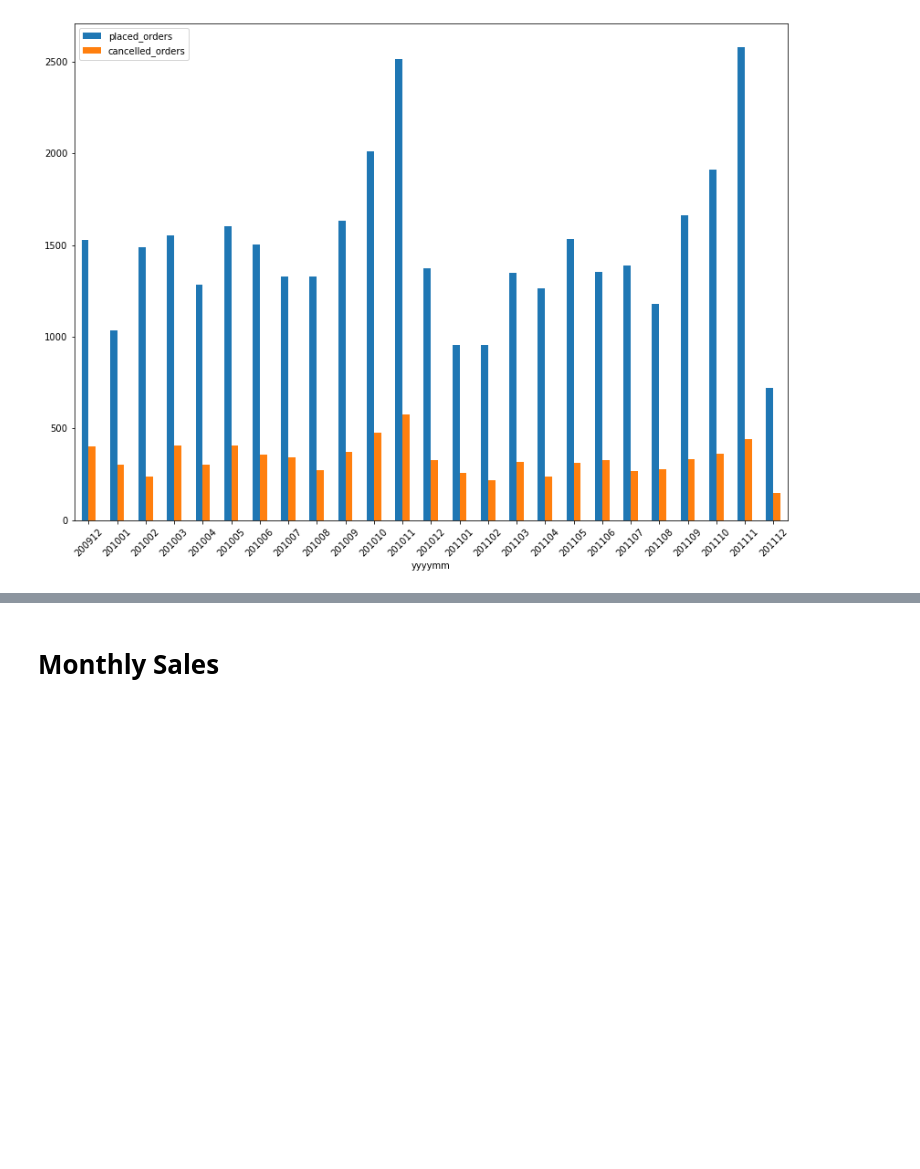
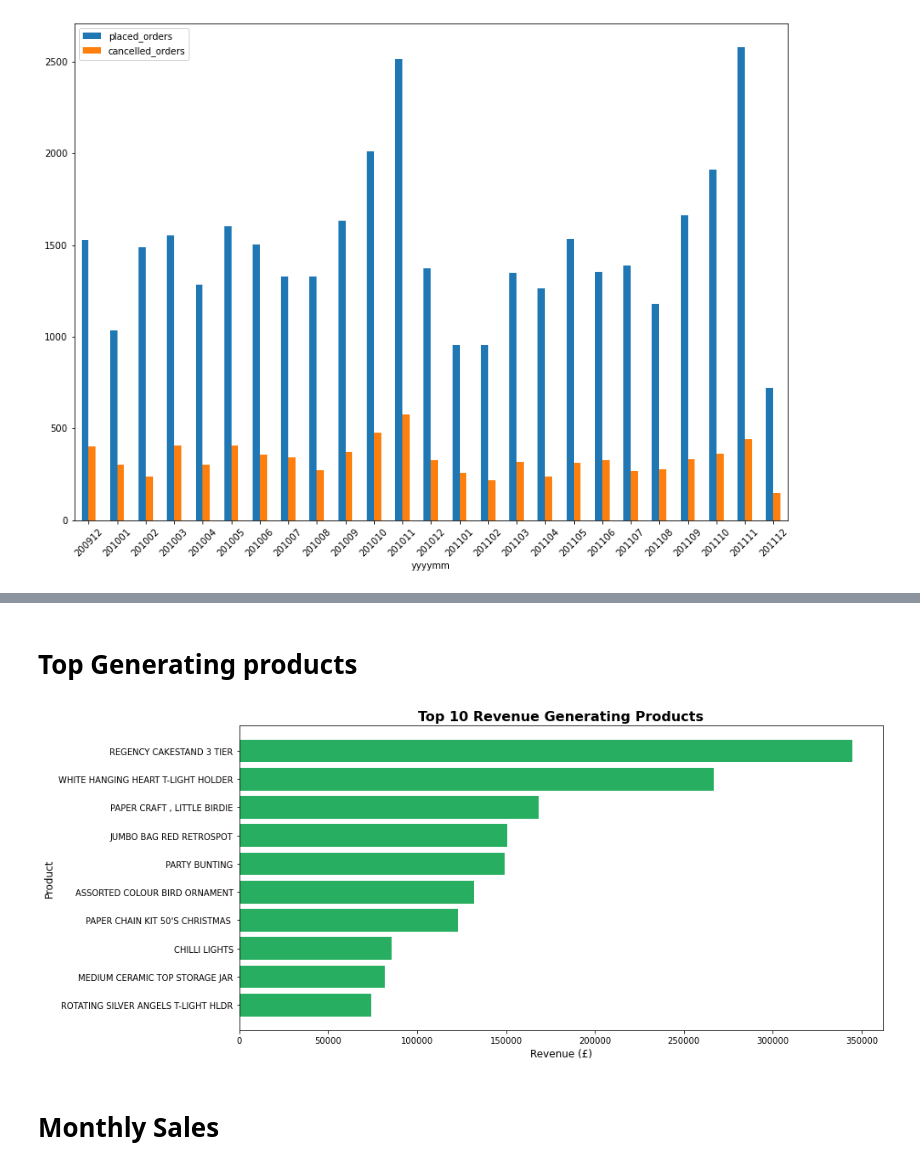
Before and after one commit to jarviscanada/jarvis_data_eng_FredeEmnetu, a Jupyter notebook: python_data_analytics/python_data_wrangling/retail_data_analytics_wrangling.ipynb, the cells around one changed output, grey strips where cells are left out. Cells and saved outputs as stored; diff of their text form; code cells hidden in the pictures; blank space fills up the shorter version.

```diff
--- a/python_data_analytics/python_data_wrangling/retail_data_analytics_wrangling.ipynb
+++ b/python_data_analytics/python_data_wrangling/retail_data_analytics_wrangling.ipynb
@@ -243,3 +234,35 @@ plt.show()
+# %% [markdown]
+# Top Generating products
+# %%
+top_products = (
+    retail_df[
+        (retail_df['is_cancelled'] == False) &
+        (~retail_df['description'].isin(exclude))
+    ]
+    .groupby('description')
+    .agg(
+        total_revenue=('revenue', 'sum'),
+        total_quantity=('quantity', 'sum'),
+        num_orders=('invoice_no', 'count')
+    )
+    .sort_values('total_revenue', ascending=False)
+    .head(10)
+    .reset_index()
+)
+
+fig, ax = plt.subplots(figsize=(14, 6))
+
+bars = ax.barh(top_products['description'], top_products['total_revenue'], color='#27ae60')
+
+ax.set_title('Top 10 Revenue Generating Products', fontsize=16, fontweight='bold')
+ax.set_xlabel('Revenue (£)', fontsize=12)
+ax.set_ylabel('Product', fontsize=12)
+ax.invert_yaxis()
+
+plt.tight_layout()
+plt.savefig('revenue_generating_items.png', dpi=150, bbox_inches='tight')
+# %% [output]
+[figure, added]
 # %% [markdown]
 # Monthly Sales
 # %%
```
Also changed, not shown: parts of 28 cells of this notebook, 19 other files.
